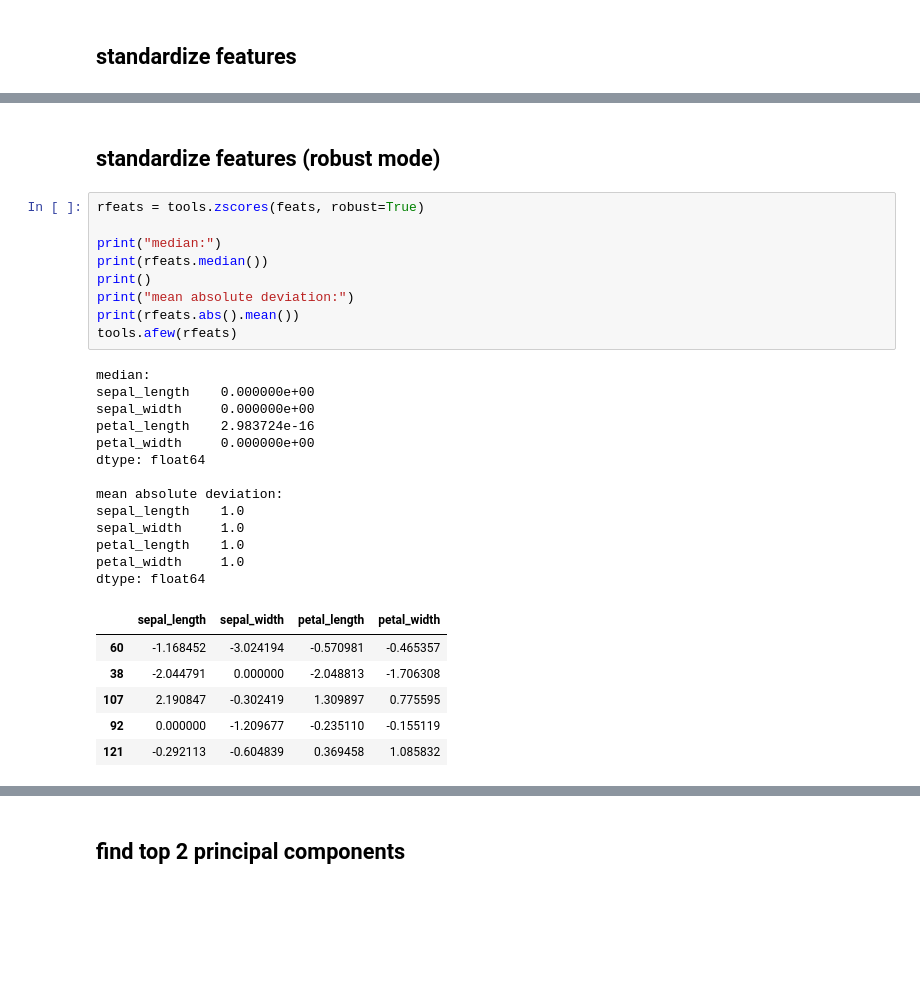
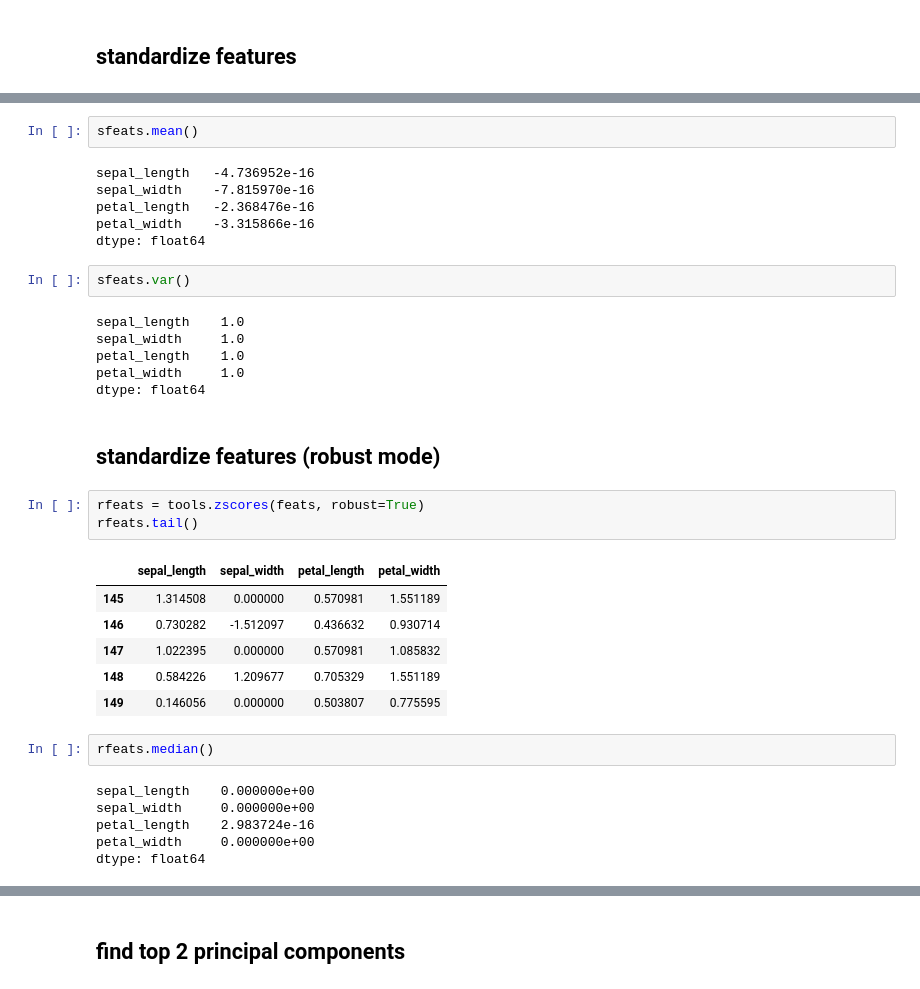
Before and after one commit to samkennerly/kingofsnake, a Jupyter notebook: books/components.ipynb, the cells around one changed output, grey strips where cells are left out. Drawn from its saved outputs; the diff is of its cells as text; blank space fills up the shorter version.

```diff
--- a/books/components.ipynb
+++ b/books/components.ipynb
@@ -75,31 +57,36 @@ dtype: float64
+# %%
+sfeats.mean()
+# %% [output]
+sepal_length   -4.736952e-16
+sepal_width    -7.815970e-16
+petal_length   -2.368476e-16
+petal_width    -3.315866e-16
+dtype: float64
+# %%
+sfeats.var()
+# %% [output]
+sepal_length    1.0
+sepal_width     1.0
+petal_length    1.0
+petal_width     1.0
+dtype: float64
 # %% [markdown]
 ## standardize features (robust mode)
 # %%
 rfeats = tools.zscores(feats, robust=True)
-
-print("median:")
-print(rfeats.median())
-print()
-print("mean absolute deviation:")
-print(rfeats.abs().mean())
-tools.afew(rfeats)
+rfeats.tail()
 # %% [output]
-median:
-sepal_length    0.000000e+00
-sepal_width     0.000000e+00
-petal_length    2.983724e-16
-petal_width     0.000000e+00
-dtype: float64
-
-mean absolute deviation:
-sepal_length    1.0
-sepal_width     1.0
-petal_length    1.0
-petal_width     1.0
-dtype: float64
 |  | sepal_length | sepal_width | petal_length | petal_width |
-| 60 | -1.168452 | -3.024194 | -0.570981 | -0.465357 |
-| 38 | -2.044791 | 0.000000 | -2.048813 | -1.706308 |
-| 107 | 2.190847 | -0.302419 | 1.309897 | 0.775595 |
-| 92 | 0.000000 | -1.209677 | -0.235110 | -0.155119 |
-| 121 | -0.292113 | -0.604839 | 0.369458 | 1.085832 |
+| 145 | 1.314508 | 0.000000 | 0.570981 | 1.551189 |
+| 146 | 0.730282 | -1.512097 | 0.436632 | 0.930714 |
+| 147 | 1.022395 | 0.000000 | 0.570981 | 1.085832 |
+| 148 | 0.584226 | 1.209677 | 0.705329 | 1.551189 |
+| 149 | 0.146056 | 0.000000 | 0.503807 | 0.775595 |
+# %%
+rfeats.median()
+# %% [output]
+sepal_length    0.000000e+00
+sepal_width     0.000000e+00
+petal_length    2.983724e-16
+petal_width     0.000000e+00
+dtype: float64
```
Also changed, not shown: parts of 11 cells of this notebook.
